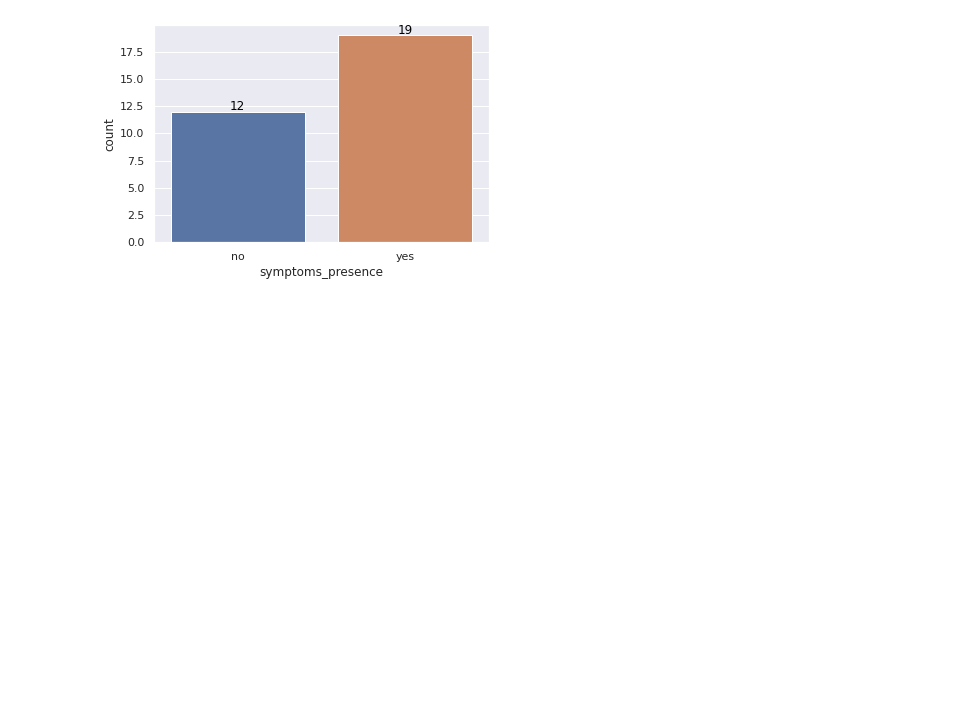
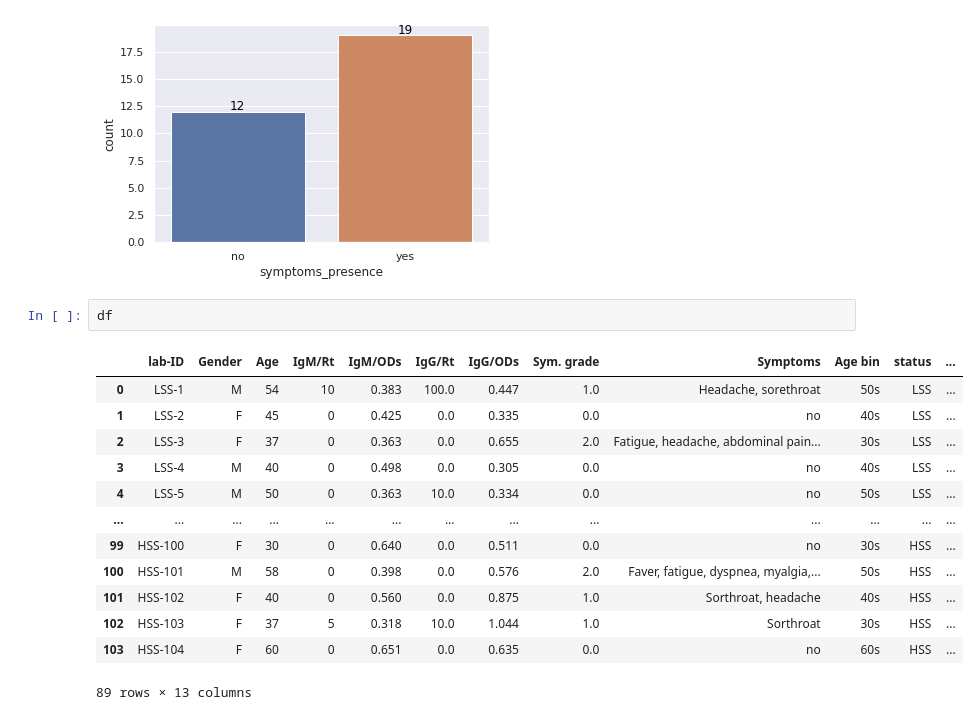
Before and after one commit to fasemoreakinyemi/2021-09-23-Digital_Cooperation_Fellowship_Project, a Jupyter notebook: analysis_folder/2021-12-22-Incidence_of_symptoms_analysis-IgG_and_IgM.ipynb, the cells around one changed output. Cells and saved outputs as stored; diff of their text form; blank space fills up the shorter version.

```diff
--- a/analysis_folder/2021-12-22-Incidence_of_symptoms_analysis-IgG_and_IgM.ipynb
+++ b/analysis_folder/2021-12-22-Incidence_of_symptoms_analysis-IgG_and_IgM.ipynb
@@ -222,5 +221,21 @@ plot_symptoms_status(low_od_IgG)
 # %% [output]
 low od IgG
 [figure]
+# %%
+df
+# %% [output]
+|  | lab-ID | Gender | Age | IgM/Rt | IgM/ODs | IgG/Rt | IgG/ODs | Sym. grade | Symptoms | Age bin | status | ... |
+| 0 | LSS-1 | M | 54 | 10 | 0.383 | 100.0 | 0.447 | 1.0 | Headache, sorethroat | 50s | LSS | ... |
+| 1 | LSS-2 | F | 45 | 0 | 0.425 | 0.0 | 0.335 | 0.0 | no | 40s | LSS | ... |
+| 2 | LSS-3 | F | 37 | 0 | 0.363 | 0.0 | 0.655 | 2.0 | Fatigue, headache, abdominal pain... | 30s | LSS | ... |
+| 3 | LSS-4 | M | 40 | 0 | 0.498 | 0.0 | 0.305 | 0.0 | no | 40s | LSS | ... |
+| 4 | LSS-5 | M | 50 | 0 | 0.363 | 10.0 | 0.334 | 0.0 | no | 50s | LSS | ... |
+| ... | ... | ... | ... | ... | ... | ... | ... | ... | ... | ... | ... | ... |
+| 99 | HSS-100 | F | 30 | 0 | 0.640 | 0.0 | 0.511 | 0.0 | no | 30s | HSS | ... |
+| 100 | HSS-101 | M | 58 | 0 | 0.398 | 0.0 | 0.576 | 2.0 | Faver, fatigue, dyspnea, myalgia,... | 50s | HSS | ... |
+| 101 | HSS-102 | F | 40 | 0 | 0.560 | 0.0 | 0.875 | 1.0 | Sorthroat, headache | 40s | HSS | ... |
+| 102 | HSS-103 | F | 37 | 5 | 0.318 | 10.0 | 1.044 | 1.0 | Sorthroat | 30s | HSS | ... |
+| 103 | HSS-104 | F | 60 | 0 | 0.651 | 0.0 | 0.635 | 0.0 | no | 60s | HSS | ... |
+89 rows × 13 columns
 # %%
 # create target
```
Also changed, not shown: parts of 10 cells of this notebook, 5 other files.
